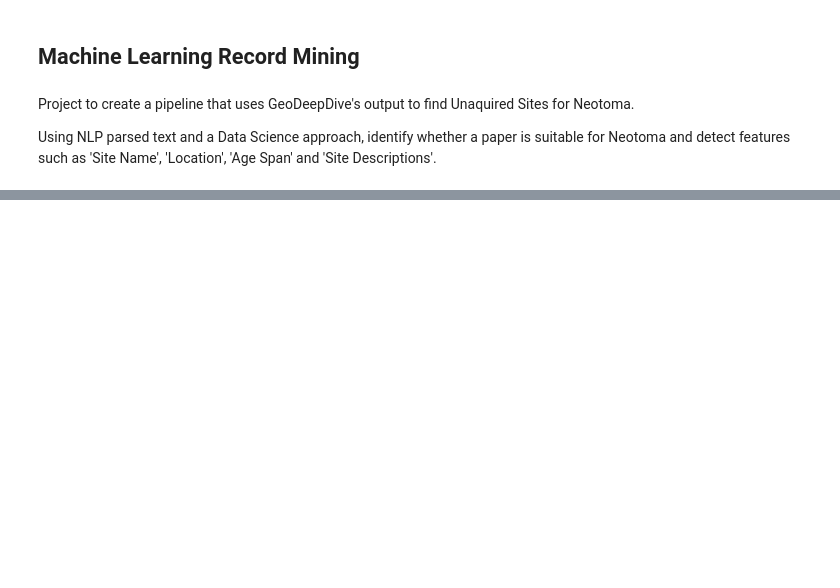
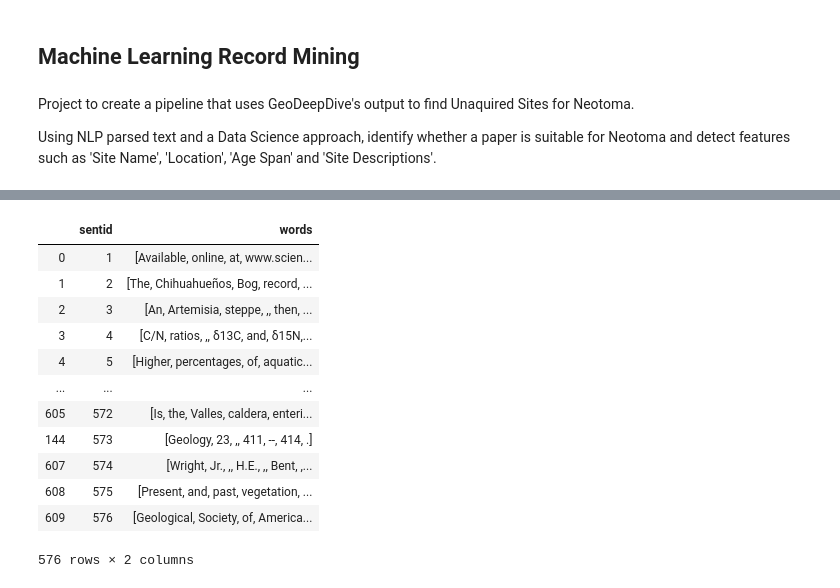
Before and after one commit to throughput-ec/UnacquiredSites, a Jupyter notebook: ML_Record_Mining_JN.ipynb, the cells around one changed output, grey strips where cells are left out. Cells and saved outputs as stored; diff of their text form; code cells hidden in the pictures; blank space fills up the shorter version.

```diff
--- a/ML_Record_Mining_JN.ipynb
+++ b/ML_Record_Mining_JN.ipynb
@@ -45,0 +125,16 @@ data.head(100)
+# %%
+order_article('54b43266e138239d8684efed')
+# %% [output]
+|  | sentid | words |
+| 0 | 1 | [Available, online, at, www.scien... |
+| 1 | 2 | [The, Chihuahueños, Bog, record, ... |
+| 2 | 3 | [An, Artemisia, steppe, ,, then, ... |
+| 3 | 4 | [C/N, ratios, ,, δ13C, and, δ15N,... |
+| 4 | 5 | [Higher, percentages, of, aquatic... |
+| ... | ... | ... |
+| 605 | 572 | [Is, the, Valles, caldera, enteri... |
+| 144 | 573 | [Geology, 23, ,, 411, --, 414, .] |
+| 607 | 574 | [Wright, Jr., ,, H.E., ,, Bent, ,... |
+| 608 | 575 | [Present, and, past, vegetation, ... |
+| 609 | 576 | [Geological, Society, of, America... |
+576 rows × 2 columns
```
Also changed, not shown: parts of 22 cells of this notebook.
